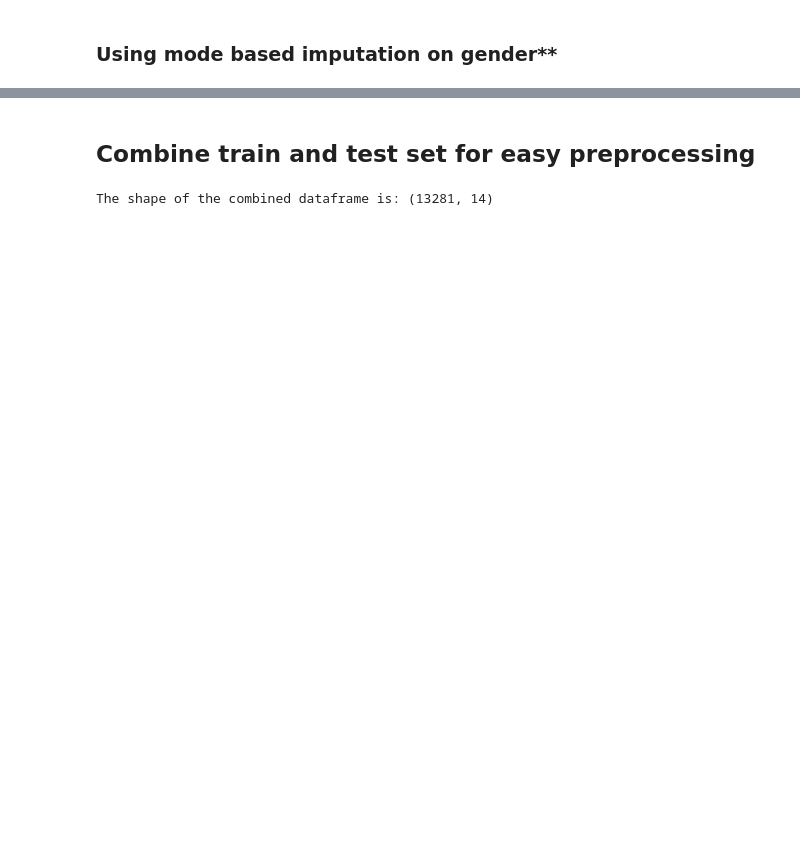
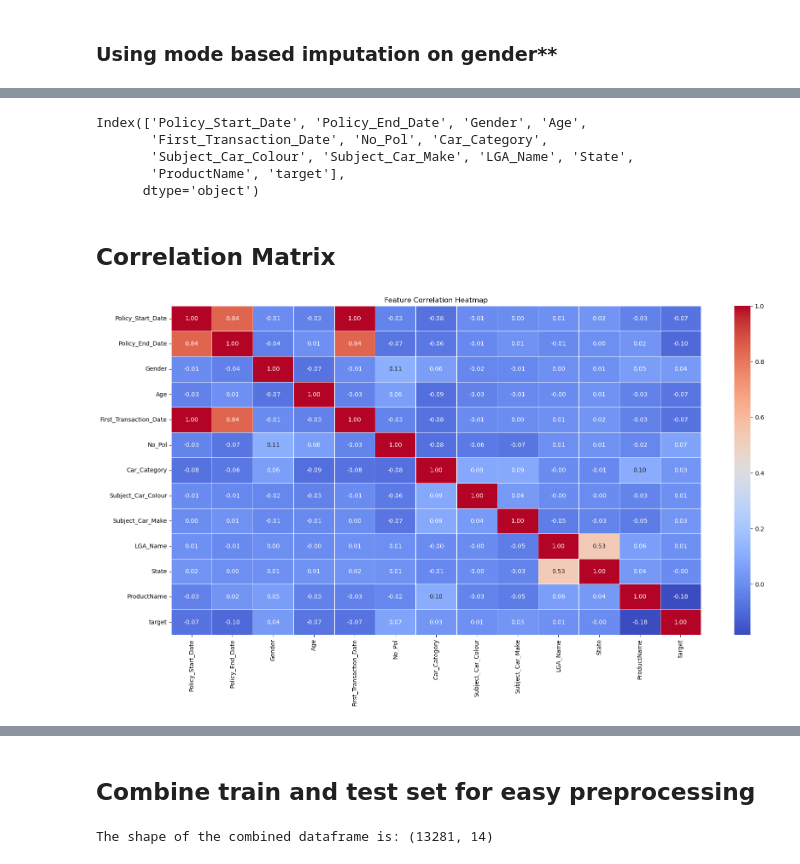
Before and after one commit to The-DigitalAcademy/claim_vision, a Jupyter notebook: analysis.ipynb, the cells around one changed output, grey strips where cells are left out. Drawn from its saved outputs; the diff is of its cells as text; code cells hidden in the pictures; blank space fills up the shorter version.

```diff
--- a/analysis.ipynb
+++ b/analysis.ipynb
@@ -201,0 +287,31 @@ for p in ax.patches:
+# %%
+train = train.drop(columns = ["ID"])
+# %%
+train.columns
+# %% [output]
+Index(['Policy_Start_Date', 'Policy_End_Date', 'Gender', 'Age',
+       'First_Transaction_Date', 'No_Pol', 'Car_Category',
+       'Subject_Car_Colour', 'Subject_Car_Make', 'LGA_Name', 'State',
+       'ProductName', 'target'],
+      dtype='object')
+# %% [markdown]
+## Correlation Matrix
+# %%
+
+features = ['Policy_Start_Date', 'Policy_End_Date', 'Gender', 'Age',
+       'First_Transaction_Date', 'No_Pol', 'Car_Category',
+       'Subject_Car_Colour', 'Subject_Car_Make', 'LGA_Name', 'State',
+       'ProductName', 'target']
+
+corr_matrix = train[features].corr()
+corr_matrix_df = corr_matrix.reset_index().melt(id_vars="index", var_name="Feature_2", value_name="Correlation")
+corr_matrix_df.rename(columns={"index": "Feature_1"}, inplace=True)
+# %%
+plt.figure(figsize=(20, 10))
+sns.heatmap(corr_matrix, annot=True, cmap="coolwarm", fmt=".2f", linewidths=0.5)
+plt.title("Feature Correlation Heatmap")
+plt.xticks(rotation=90)
+plt.yticks(rotation=0)
+plt.show()
+# %% [output]
+[figure, added]
```
Also changed, not shown: parts of 20 cells of this notebook, 2 other files.
